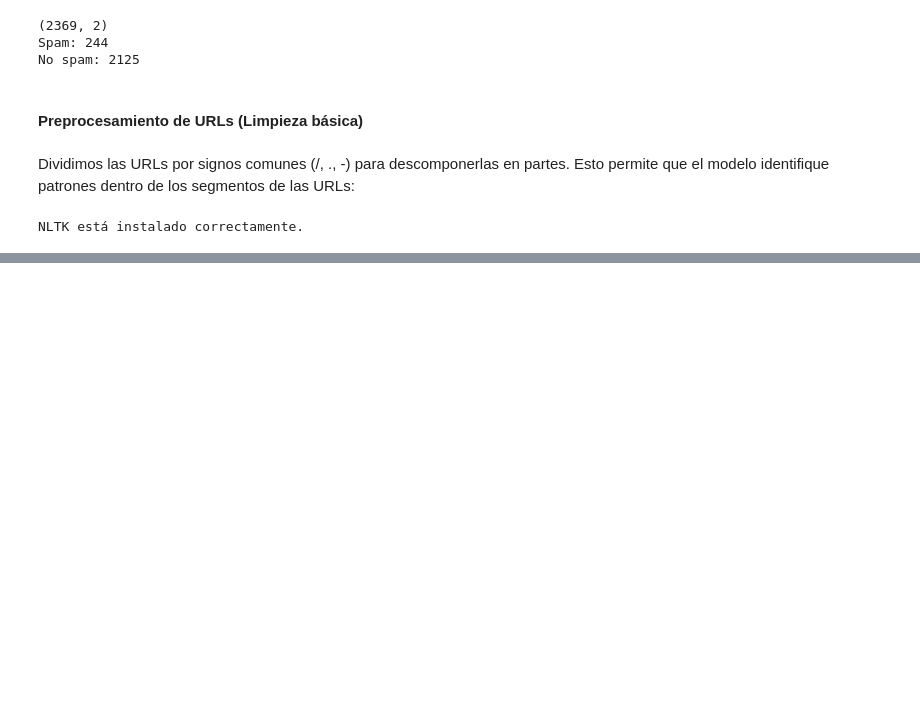
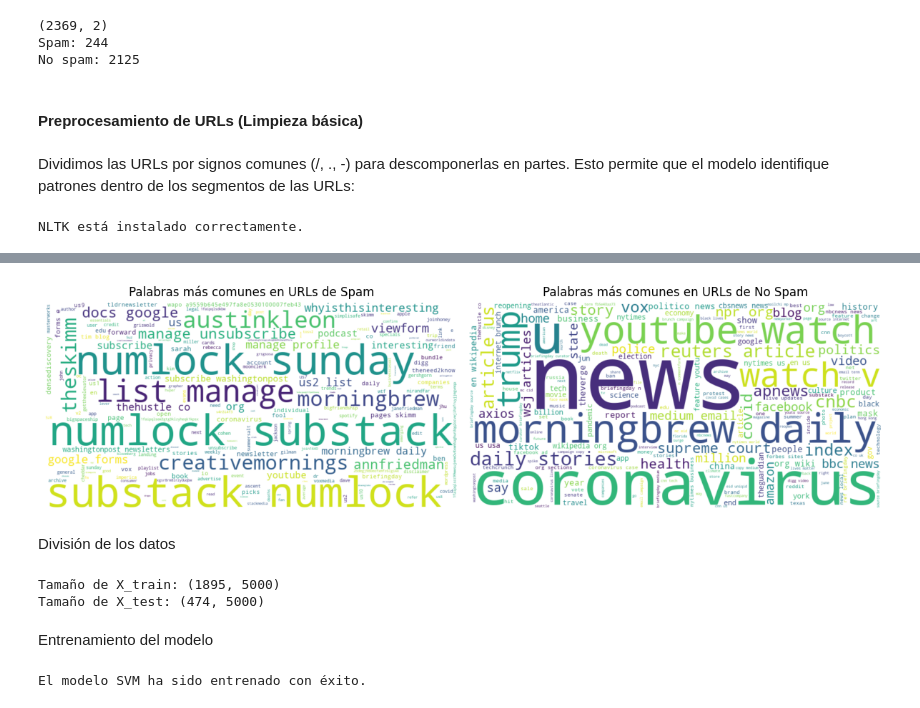
Before and after one commit to 4GeeksAcademy/Tutorial-de-Proyecto-de-NLP, a Jupyter notebook: src/explore.ipynb, the cells around one changed output, grey strips where cells are left out. Drawn from its saved outputs; the diff is of its cells as text; code cells hidden in the pictures; blank space fills up the shorter version.

```diff
--- a/src/explore.ipynb
+++ b/src/explore.ipynb
@@ -234,0 +255,28 @@ plt.show()
+# %%
+# Generar WordCloud para spam
+spam_text = ' '.join([' '.join(tokens) for tokens, label in zip(data['clean_url'], data['is_spam']) if label == 1])
+spam_wordcloud = WordCloud(width=800, height=400, background_color='white').generate(spam_text)
+
+# Generar WordCloud para no spam
+not_spam_text = ' '.join([' '.join(tokens) for tokens, label in zip(data['clean_url'], data['is_spam']) if label == 0])
+not_spam_wordcloud = WordCloud(width=800, height=400, background_color='white').generate(not_spam_text)
+
+# Mostrar los WordClouds
+plt.figure(figsize=(12, 6))
+
+plt.subplot(1, 2, 1)
+plt.imshow(spam_wordcloud, interpolation='bilinear')
+plt.title("Palabras más comunes en URLs de Spam")
+plt.axis('off')
+
+plt.subplot(1, 2, 2)
+plt.imshow(not_spam_wordcloud, interpolation='bilinear')
+plt.title("Palabras más comunes en URLs de No Spam")
+plt.axis('off')
+
+plt.tight_layout()
+plt.show()
+# %% [output]
+[figure, added]
+# %% [markdown]
+División de los datos
@@ -234,0 +292,20 @@ plt.show()
+# %%
+# Dividir los datos
+X_train, X_test, y_train, y_test = train_test_split(X, y, test_size=0.2, random_state=42)
+
+# Imprimir tamaños de los conjuntos
+print(f"Tamaño de X_train: {X_train.shape}")
+print(f"Tamaño de X_test: {X_test.shape}")
+# %% [output]
+Tamaño de X_train: (1895, 5000)
+Tamaño de X_test: (474, 5000)
+# %% [markdown]
+Entrenamiento del modelo
+# %%
+# from sklearn.svm import SVC
+svm_model = SVC()
+svm_model.fit(X_train, y_train)
+
+print("El modelo SVM ha sido entrenado con éxito.")
+# %% [output]
+El modelo SVM ha sido entrenado con éxito.
```
Also changed, not shown: parts of 16 cells of this notebook, 1 other file.
